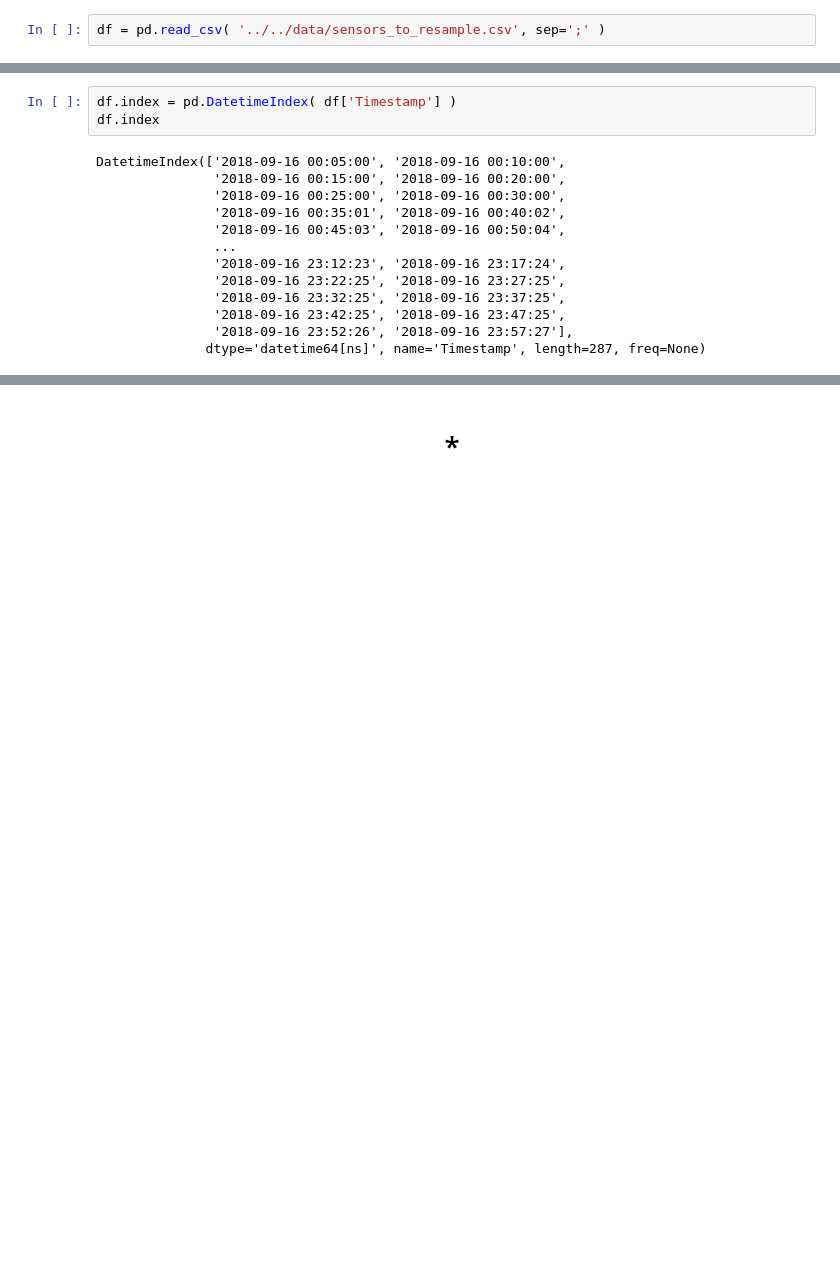
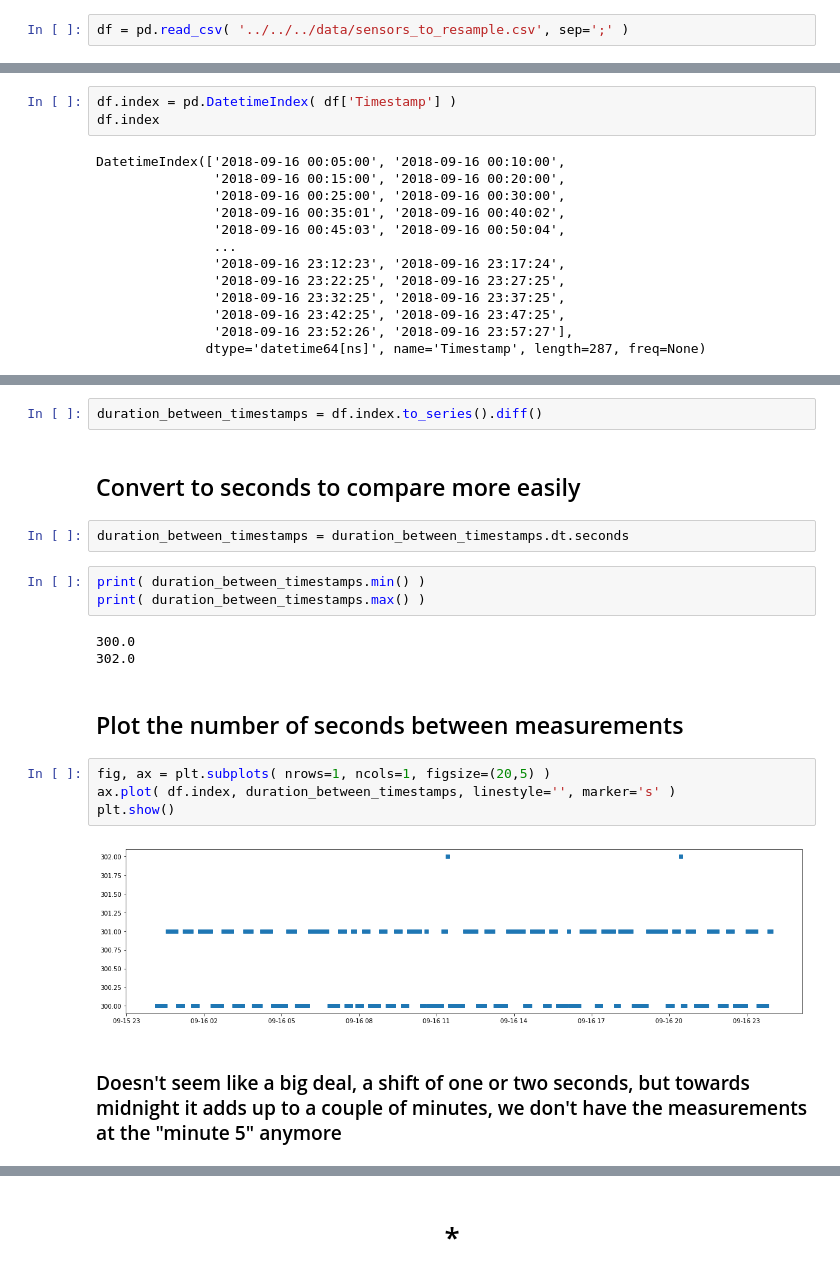
Before and after one commit to aranzolo/python-examples, a Jupyter notebook: pandas resample.ipynb, the cells around one changed output, grey strips where cells are left out. Saved outputs shown, nothing was run; the diff lists cells and outputs as text; blank space fills up the shorter version.

Commit message:
final changes to pandas resample, and slides

```diff
--- a/pandas resample.ipynb
+++ b/pandas resample.ipynb
@@ -110,4 +18,4 @@ df.resample('1h').sum()
 # %% [markdown]
 ## Read data
 # %%
-df = pd.read_csv( '../../data/sensors_to_resample.csv', sep=';' )
+df = pd.read_csv( '../../../data/sensors_to_resample.csv', sep=';' )
@@ -138,0 +119,22 @@ DatetimeIndex(['2018-09-16 00:05:00', '2018-09-16 00:10:00',
+# %%
+duration_between_timestamps = df.index.to_series().diff()
+# %% [markdown]
+## Convert to seconds to compare more easily
+# %%
+duration_between_timestamps = duration_between_timestamps.dt.seconds
+# %%
+print( duration_between_timestamps.min() )
+print( duration_between_timestamps.max() )
+# %% [output]
+300.0
+302.0
+# %% [markdown]
+## Plot the number of seconds between measurements
+# %%
+fig, ax = plt.subplots( nrows=1, ncols=1, figsize=(20,5) )
+ax.plot( df.index, duration_between_timestamps, linestyle='', marker='s' )
+plt.show()
+# %% [output]
+[figure, added]
+# %% [markdown]
+### Doesn't seem like a big deal, a shift of one or two seconds, but towards midnight it adds up to a couple of minutes, we don't have the measurements at the "minute 5" anymore
```
Also changed, not shown: parts of 65 cells of this notebook, 2 other files.
